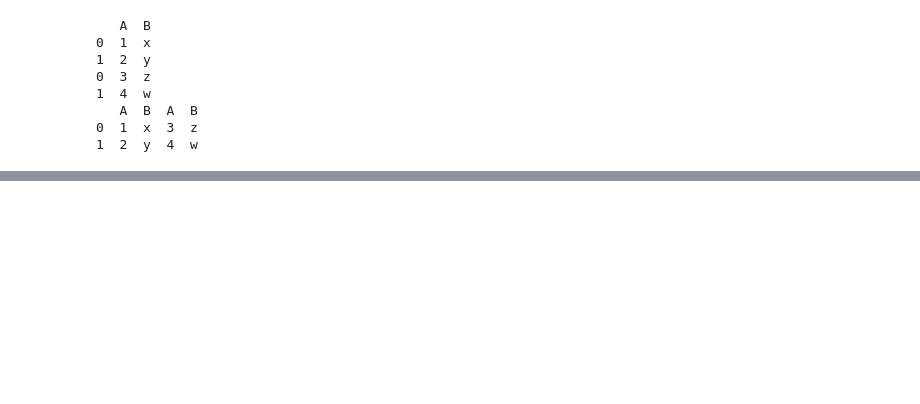
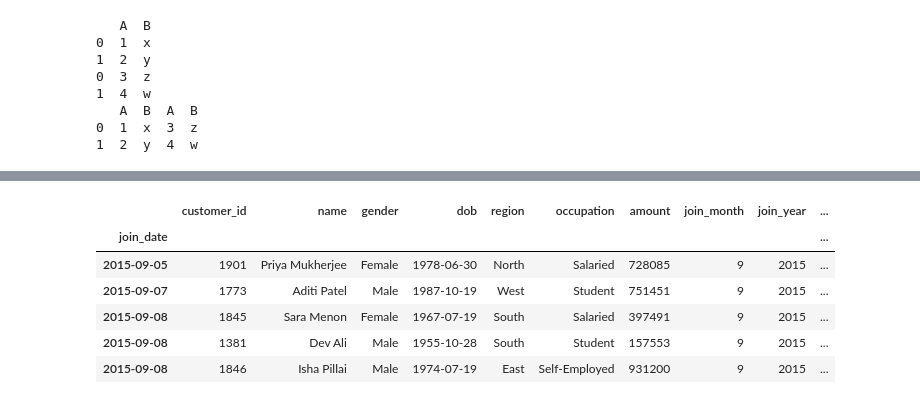
Before and after one commit to Sujay-Muramalla/DS_C247_Project, a Jupyter notebook: DS_S11.ipynb, the cells around one changed output, grey strips where cells are left out. Drawn from its saved outputs; the diff is of its cells as text; code cells hidden in the pictures; blank space fills up the shorter version.

```diff
--- a/DS_S11.ipynb
+++ b/DS_S11.ipynb
@@ -38,0 +261,10 @@ print (side_side)
+# %%
+cust_data.sort_index().head()
+# %% [output]
+|  | customer_id | name | gender | dob | region | occupation | amount | join_month | join_year | ... |
+| join_date |  |  |  |  |  |  |  |  |  | ... |
+| 2015-09-05 | 1901 | Priya Mukherjee | Female | 1978-06-30 | North | Salaried | 728085 | 9 | 2015 | ... |
+| 2015-09-07 | 1773 | Aditi Patel | Male | 1987-10-19 | West | Student | 751451 | 9 | 2015 | ... |
+| 2015-09-08 | 1845 | Sara Menon | Female | 1967-07-19 | South | Salaried | 397491 | 9 | 2015 | ... |
+| 2015-09-08 | 1381 | Dev Ali | Male | 1955-10-28 | South | Student | 157553 | 9 | 2015 | ... |
+| 2015-09-08 | 1846 | Isha Pillai | Male | 1974-07-19 | East | Self-Employed | 931200 | 9 | 2015 | ... |
```
Also changed, not shown: parts of 35 cells of this notebook, 4 other files.
